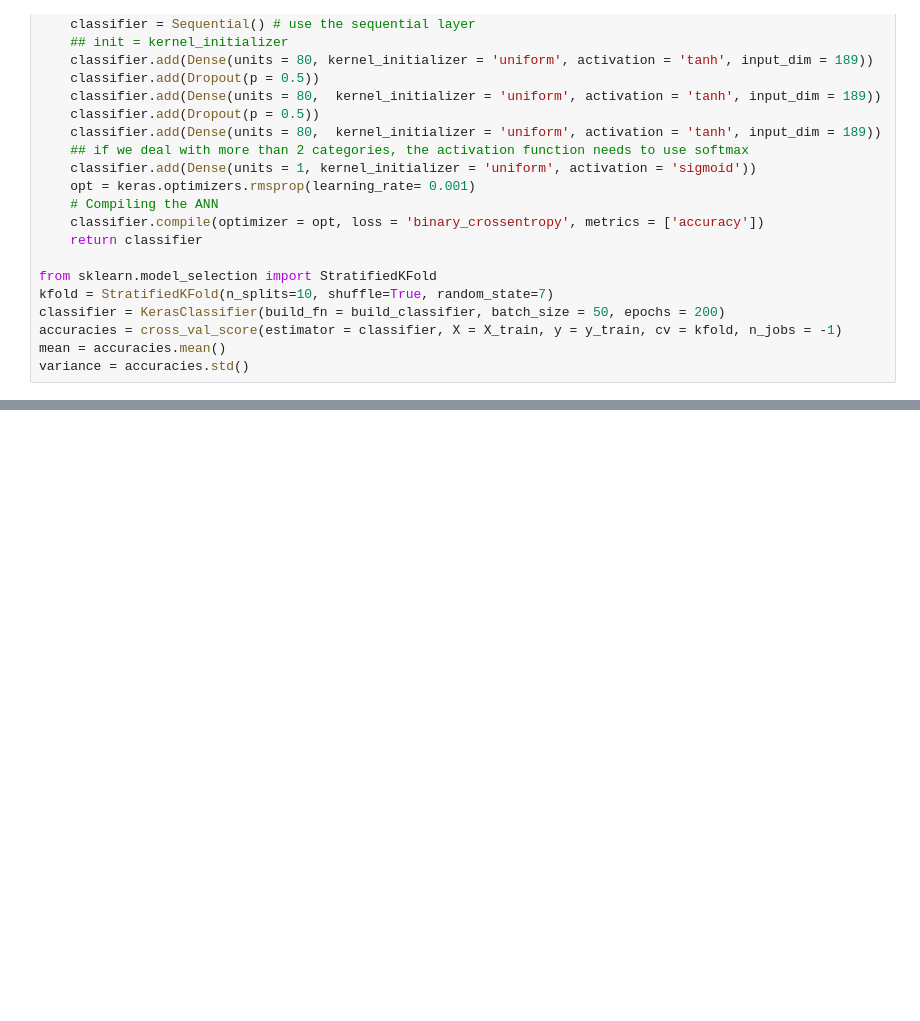
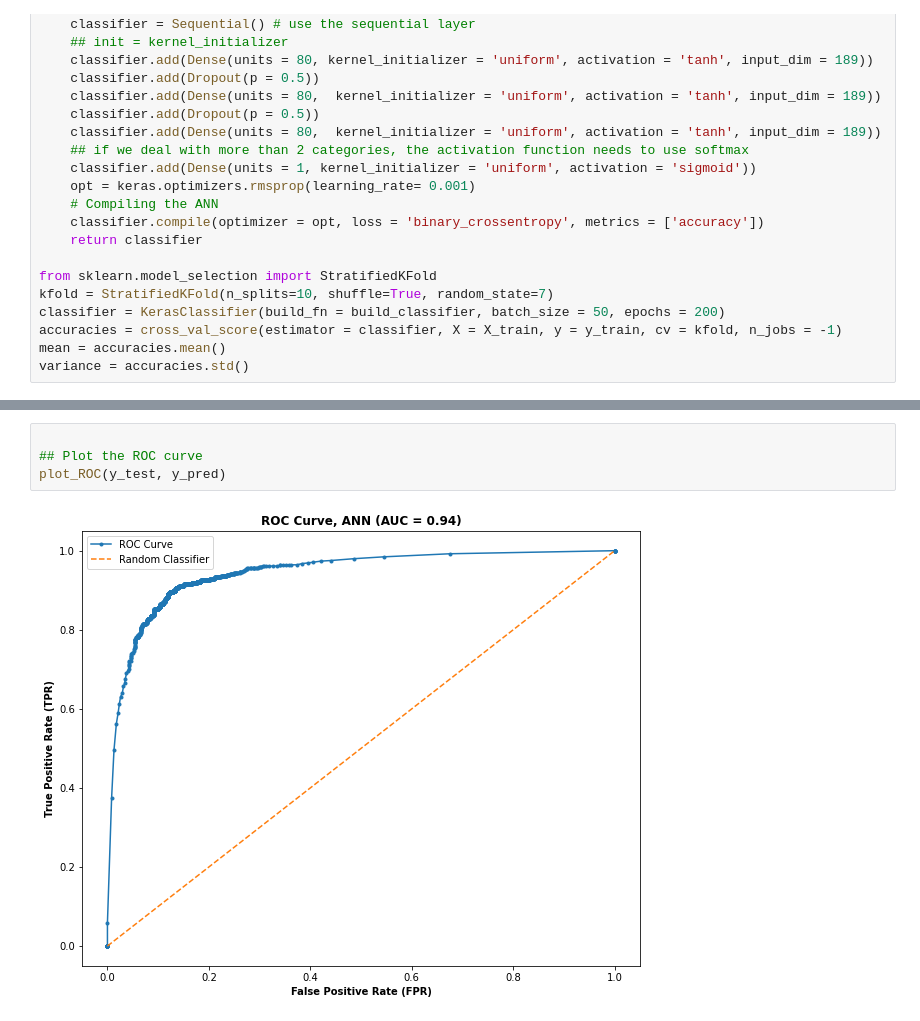
Before and after one commit to akcorut/DataMining-ML, a Jupyter notebook: Projects/MiniProject2/MiniProject2.ipynb, the cells around one changed output, grey strips where cells are left out. Drawn from its saved outputs; the diff is of its cells as text; blank space fills up the shorter version.

```diff
--- a/Projects/MiniProject2/MiniProject2.ipynb
+++ b/Projects/MiniProject2/MiniProject2.ipynb
@@ -253,0 +399,6 @@ variance = accuracies.std()
+# %%
+
+## Plot the ROC curve
+plot_ROC(y_test, y_pred)
+# %% [output]
+[figure, added]
```
Also changed, not shown: parts of 9 cells of this notebook.
